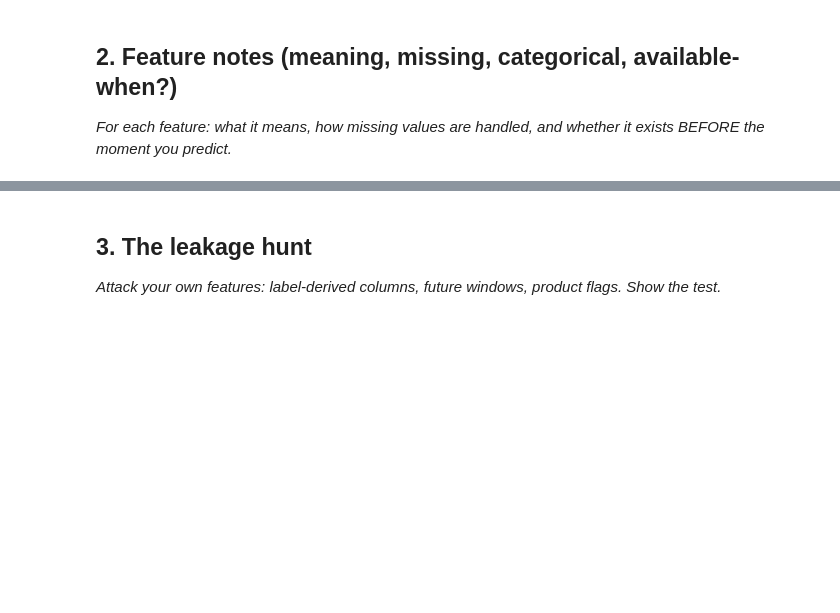
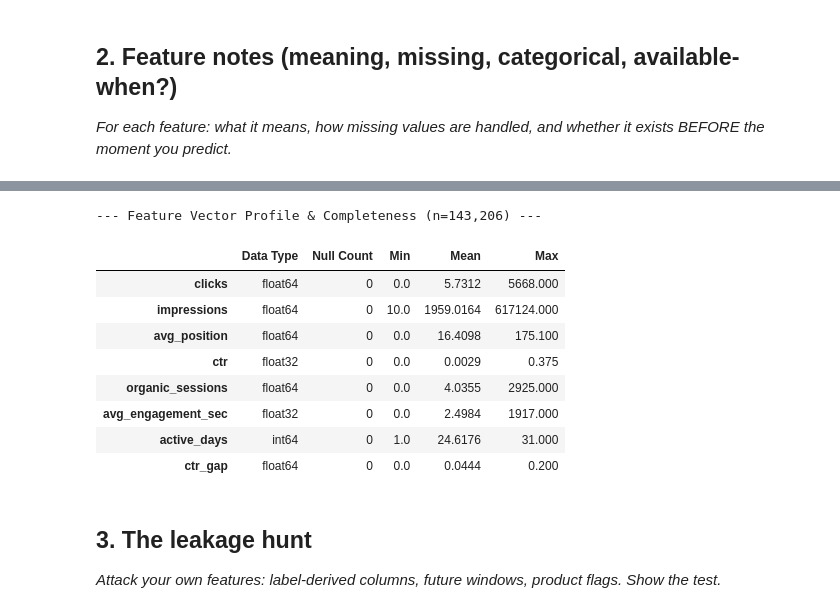
Before and after one commit to Muhammadfaheem8988/FlyRank-AI-internship, a Jupyter notebook: work/notebooks/w03_feature_leakage_check.ipynb, the cells around one changed output, grey strips where cells are left out. Saved outputs shown, nothing was run; the diff lists cells and outputs as text; code cells hidden in the pictures; blank space fills up the shorter version.

```diff
--- a/work/notebooks/w03_feature_leakage_check.ipynb
+++ b/work/notebooks/w03_feature_leakage_check.ipynb
@@ -23,3 +139,26 @@ This skeleton is yours to fill. Work the sections **in order** — each one has
+# %%
+# Check feature summary statistics, missingness, and data types
+feature_profile = pd.DataFrame({
+    'Data Type': df[features].dtypes,
+    'Null Count': df[features].isnull().sum(),
+    'Min': df[features].min().round(4),
+    'Mean': df[features].mean().round(4),
+    'Max': df[features].max().round(4)
+})
+
+print("--- Feature Vector Profile & Completeness (n=143,206) ---")
+display(feature_profile)
+# %% [output]
+--- Feature Vector Profile & Completeness (n=143,206) ---
+|  | Data Type | Null Count | Min | Mean | Max |
+| clicks | float64 | 0 | 0.0 | 5.7312 | 5668.000 |
+| impressions | float64 | 0 | 10.0 | 1959.0164 | 617124.000 |
+| avg_position | float64 | 0 | 0.0 | 16.4098 | 175.100 |
+| ctr | float32 | 0 | 0.0 | 0.0029 | 0.375 |
+| organic_sessions | float64 | 0 | 0.0 | 4.0355 | 2925.000 |
+| avg_engagement_sec | float32 | 0 | 0.0 | 2.4984 | 1917.000 |
+| active_days | int64 | 0 | 1.0 | 24.6176 | 31.000 |
+| ctr_gap | float64 | 0 | 0.0 | 0.0444 | 0.200 |
 # %% [markdown]
 ## 3. The leakage hunt
 
```
Also changed, not shown: parts of 11 cells of this notebook.
